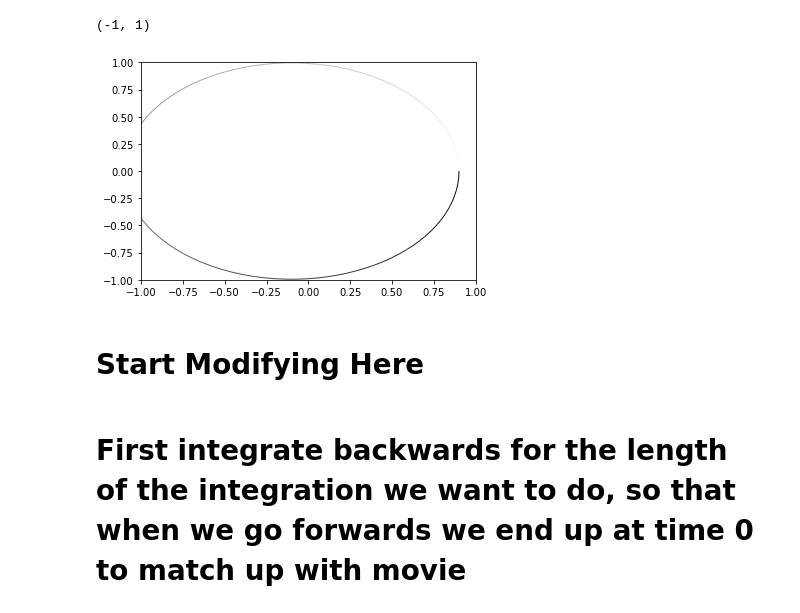
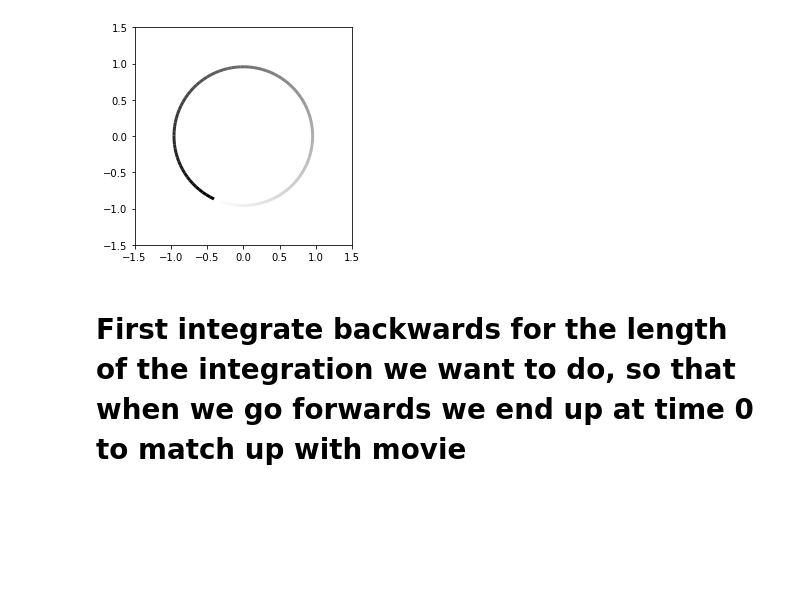
Before and after one commit to dtamayo/systemsounds, a Jupyter notebook: projects/trappistvoiceover.ipynb, the cells around one changed output. Cells and saved outputs as stored; diff of their text form; code cells hidden in the pictures; blank space fills up the shorter version.

```diff
--- a/projects/trappistvoiceover.ipynb
+++ b/projects/trappistvoiceover.ipynb
@@ -196,8 +27,0 @@ def get_orbit(particle, Npts=100):
-# %%
-%matplotlib inline
-fig, ax = plt.subplots()
-sim = rebound.Simulation()
-sim.add(m=1.)
-sim.add(a=1.,e=0.1)
-o = get_orbit(sim.particles[1])
-ax.plot(o[:,0], o[:,1])
@@ -277,12 +28,13 @@ def get_orbit_trail(orbitcoordinates, color='black', hyperbolic=False, lw=1.):
 # %%
+from rebound.plotting import fading_line
+import matplotlib.pyplot as plt
 %matplotlib inline
 fig, ax = plt.subplots()
-lc = get_orbit_trail(o)
+o = np.array(sim.particles[1].sample_orbit())
+lc = fading_line(o[:,0], o[:,1], alpha_initial=1., lw=3)
 ax.add_collection(lc)
-ax.set_xlim([-1,1])
-ax.set_ylim([-1,1])
+ax.set_xlim([-1.5,1.5])
+ax.set_ylim([-1.5,1.5])
+ax.set_aspect('equal')
 # %% [output]
-(-1, 1)
-[figure, old version]
+[figure, new version]
-# %% [markdown]
-# Start Modifying Here
```
Also changed, not shown: parts of 16 cells of this notebook.
